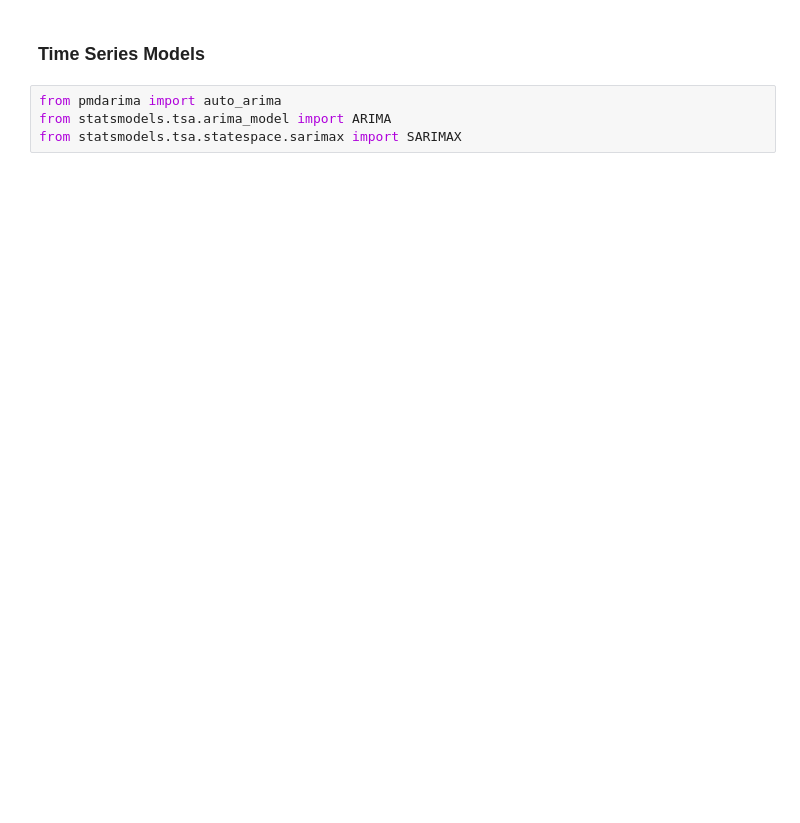
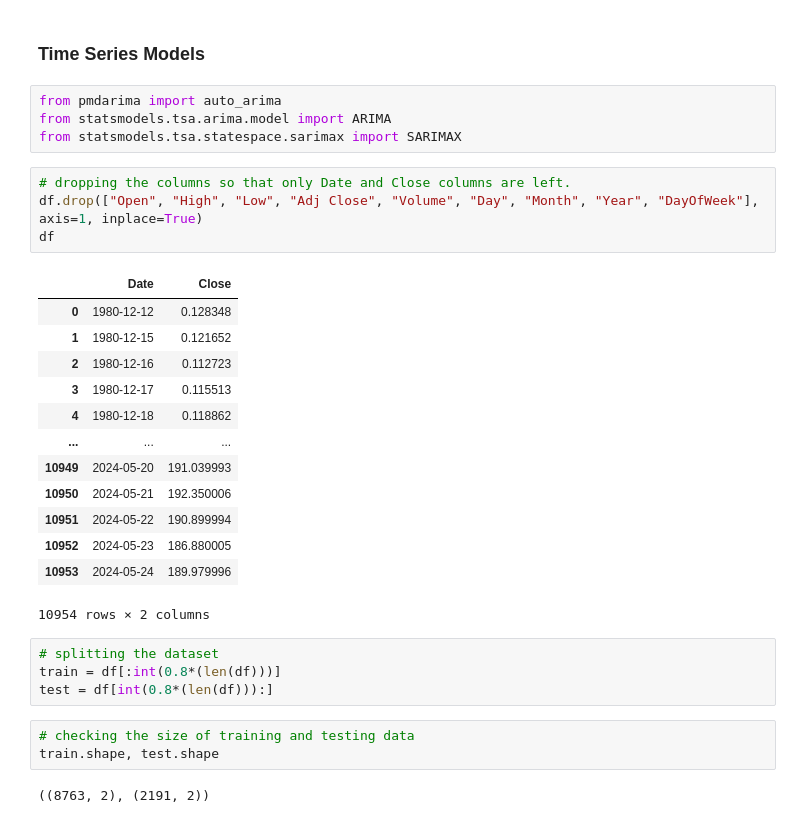
Before and after one commit to arkhash0309/AppleWiseAI, a Jupyter notebook: Notebook.ipynb, the cells around one changed output. Drawn from its saved outputs; the diff is of its cells as text; blank space fills up the shorter version.

Commit message:
Completed the time series models (ARIMA and SARIMA)

```diff
--- a/Notebook.ipynb
+++ b/Notebook.ipynb
@@ -670,5 +670,32 @@ plt.show()
 ### Time Series Models
 # %%
 from pmdarima import auto_arima
-from statsmodels.tsa.arima_model import ARIMA
+from statsmodels.tsa.arima.model import ARIMA
 from statsmodels.tsa.statespace.sarimax import SARIMAX
+# %%
+# dropping the columns so that only Date and Close columns are left.
+df.drop(["Open", "High", "Low", "Adj Close", "Volume", "Day", "Month", "Year", "DayOfWeek"], axis=1, inplace=True)
+df
+# %% [output]
+|  | Date | Close |
+| 0 | 1980-12-12 | 0.128348 |
+| 1 | 1980-12-15 | 0.121652 |
+| 2 | 1980-12-16 | 0.112723 |
+| 3 | 1980-12-17 | 0.115513 |
+| 4 | 1980-12-18 | 0.118862 |
+| ... | ... | ... |
+| 10949 | 2024-05-20 | 191.039993 |
+| 10950 | 2024-05-21 | 192.350006 |
+| 10951 | 2024-05-22 | 190.899994 |
+| 10952 | 2024-05-23 | 186.880005 |
+| 10953 | 2024-05-24 | 189.979996 |
+10954 rows × 2 columns
+# %%
+# splitting the dataset
+train = df[:int(0.8*(len(df)))]
+test = df[int(0.8*(len(df))):]
+# %%
+# checking the size of training and testing data
+train.shape, test.shape
+# %% [output]
+((8763, 2), (2191, 2))
```
Also changed, not shown: parts of 16 cells of this notebook.
